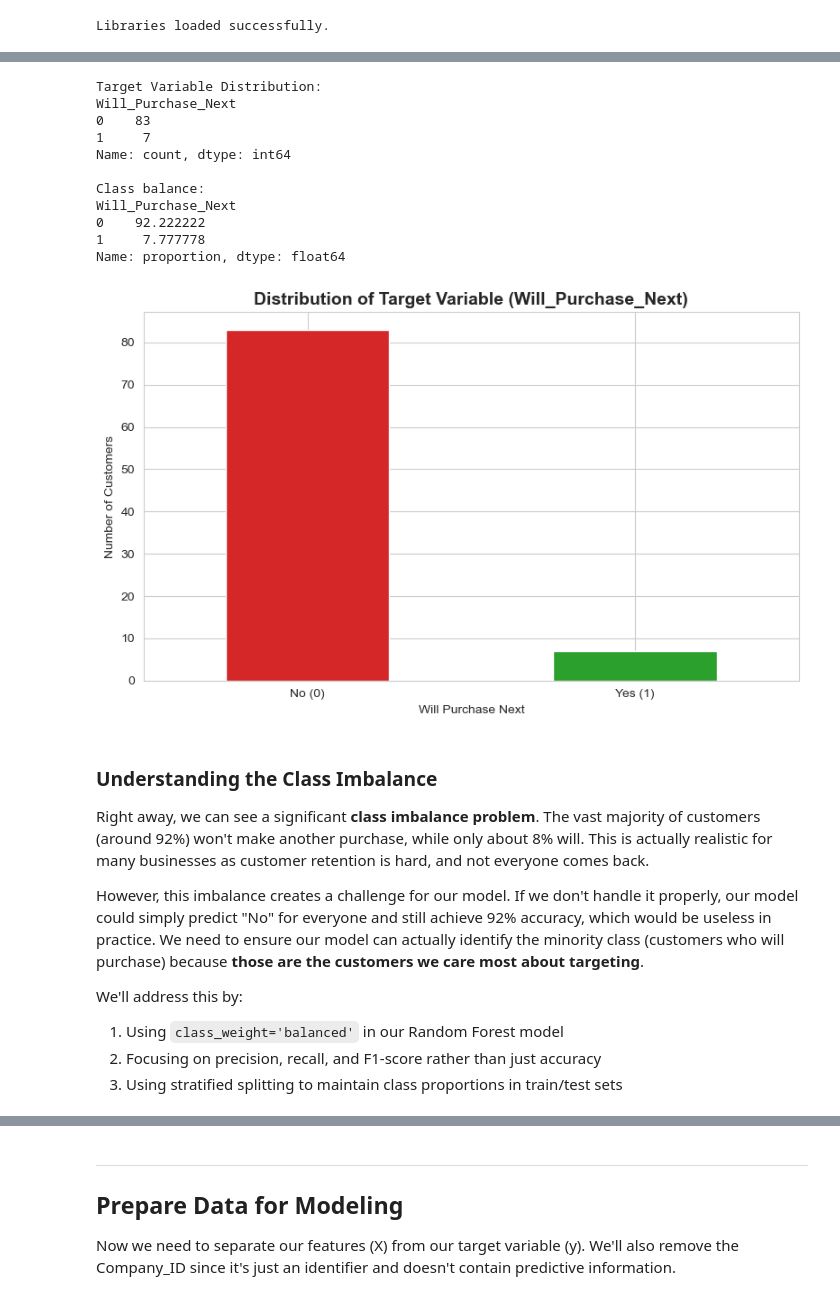
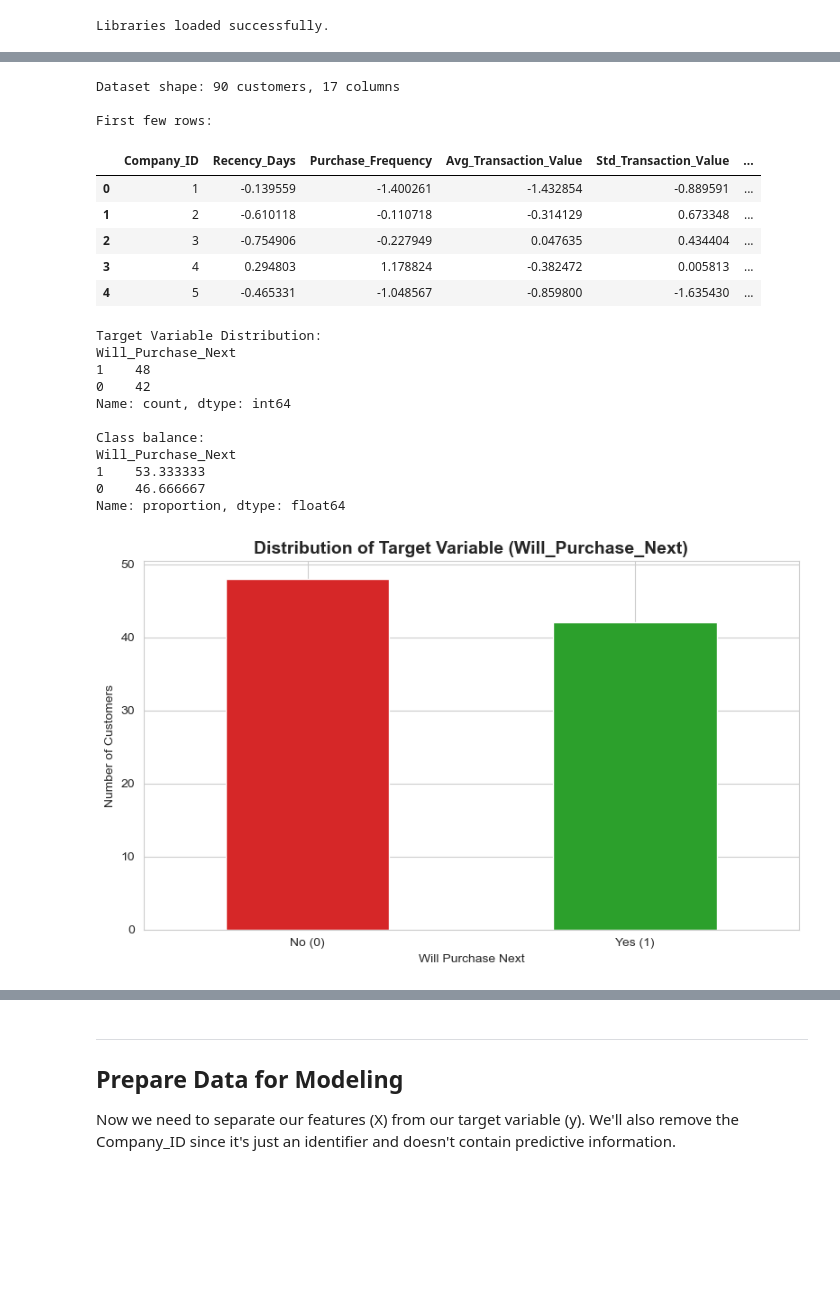
Before and after one commit to kjudge-zxc/MLPA_MS1, a Jupyter notebook: ms1_project_predictive_model/ms1_submission_predictive_model.ipynb, the cells around one changed output, grey strips where cells are left out. Drawn from its saved outputs; the diff is of its cells as text; code cells hidden in the pictures; blank space fills up the shorter version.

Commit message:
Updated MS1 output - Random Forest Regression with 55-day Window Based Approach

```diff
--- a/ms1_project_predictive_model/ms1_submission_predictive_model.ipynb
+++ b/ms1_project_predictive_model/ms1_submission_predictive_model.ipynb
@@ -54,10 +70,20 @@ We're using the feature-engineered dataset. This dataset contains 15 features se
 # %%
 # Load the feature-selected dataset
-df = pd.read_csv(r"C:\Users\USER\Downloads\customer_features_selected.csv")
+df = pd.read_csv('/Users/chadleyayco/Documents/Data Mining Principles/MLPA_MS1_S3101_Group7/customer_features_selected.csv')
 
 print(f"Dataset shape: {df.shape[0]} customers, {df.shape[1]} columns")
 print(f"\nFirst few rows:")
 df.head()
+# %% [output]
+Dataset shape: 90 customers, 17 columns
+
+First few rows:
+|  | Company_ID | Recency_Days | Purchase_Frequency | Avg_Transaction_Value | Std_Transaction_Value | ... |
+| 0 | 1 | -0.139559 | -1.400261 | -1.432854 | -0.889591 | ... |
+| 1 | 2 | -0.610118 | -0.110718 | -0.314129 | 0.673348 | ... |
+| 2 | 3 | -0.754906 | -0.227949 | 0.047635 | 0.434404 | ... |
+| 3 | 4 | 0.294803 | 1.178824 | -0.382472 | 0.005813 | ... |
+| 4 | 5 | -0.465331 | -1.048567 | -0.859800 | -1.635430 | ... |
 # %%
 # Check the target variable distribution
 print("Target Variable Distribution:")
@@ -77,24 +103,13 @@ plt.show()
 # %% [output]
 Target Variable Distribution:
 Will_Purchase_Next
-0    83
-1     7
+1    48
+0    42
 Name: count, dtype: int64
 
 Class balance:
 Will_Purchase_Next
-0    92.222222
-1     7.777778
+1    53.333333
+0    46.666667
 Name: proportion, dtype: float64
-[figure, old version]
+[figure, new version]
-# %% [markdown]
-### Understanding the Class Imbalance
-
-Right away, we can see a significant **class imbalance problem**. The vast majority of customers (around 92%) won't make another purchase, while only about 8% will. This is actually realistic for many businesses as customer retention is hard, and not everyone comes back.
-
-However, this imbalance creates a challenge for our model. If we don't handle it properly, our model could simply predict "No" for everyone and still achieve 92% accuracy, which would be useless in practice. We need to ensure our model can actually identify the minority class (customers who will purchase) because **those are the customers we care most about targeting**.
-
-We'll address this by:
-1. Using `class_weight='balanced'` in our Random Forest model
-2. Focusing on precision, recall, and F1-score rather than just accuracy
-3. Using stratified splitting to maintain class proportions in train/test sets
```
Also changed, not shown: parts of 15 cells of this notebook, 7 other files.
